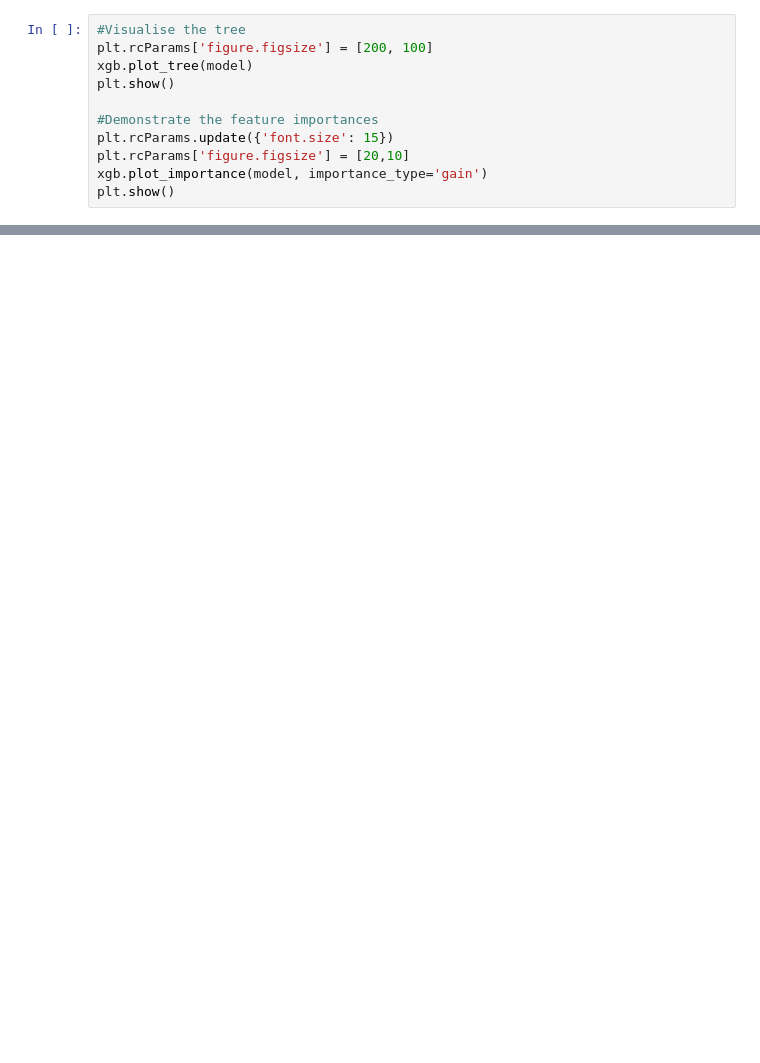
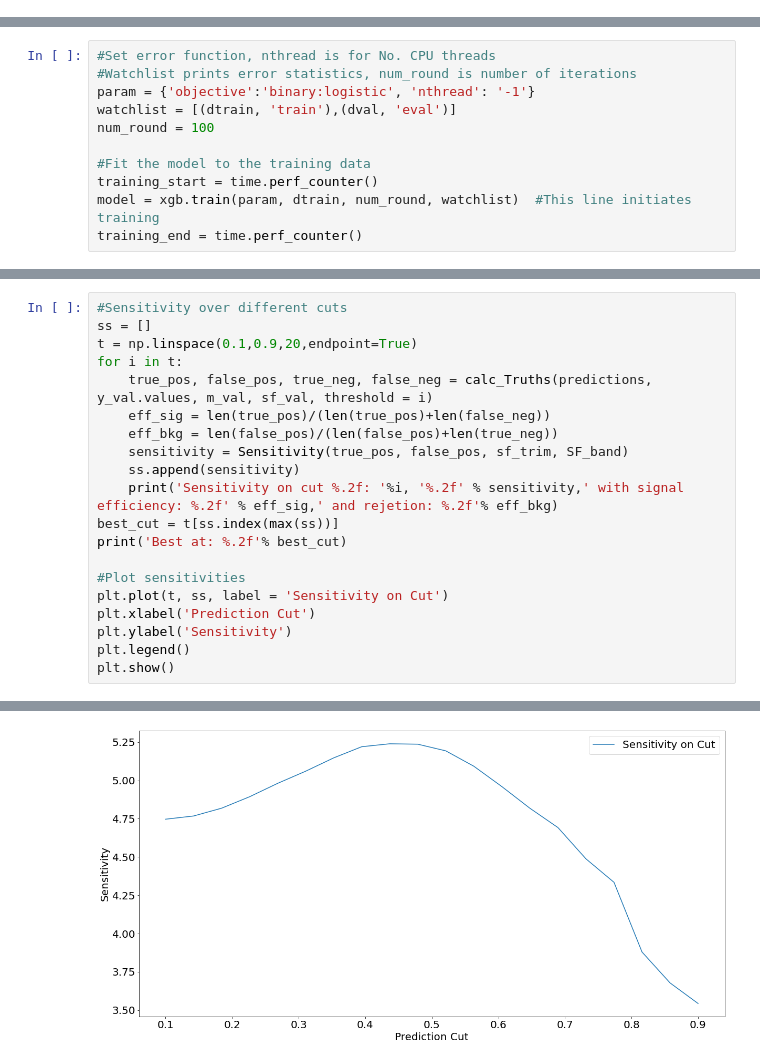
Before and after one commit to FindTheHiggs/Code, a Jupyter notebook: Code/FindTheHiggs.ipynb, the cells around one changed output, grey strips where cells are left out. Cells and saved outputs as stored; diff of their text form; blank space fills up the shorter version.

```diff
--- a/Code/FindTheHiggs.ipynb
+++ b/Code/FindTheHiggs.ipynb
@@ -151,11 +0,0 @@ We can see the best discriminants are...
-# %%
-#Visualise the tree
-plt.rcParams['figure.figsize'] = [200, 100]
-xgb.plot_tree(model)
-plt.show()
-
-#Demonstrate the feature importances
-plt.rcParams.update({'font.size': 15})
-plt.rcParams['figure.figsize'] = [20,10]
-xgb.plot_importance(model, importance_type='gain')
-plt.show()
@@ -350,0 +136,11 @@ print(len(bkgs))
+# %%
+#Set error function, nthread is for No. CPU threads
+#Watchlist prints error statistics, num_round is number of iterations
+param = {'objective':'binary:logistic', 'nthread': '-1'}
+watchlist = [(dtrain, 'train'),(dval, 'eval')]
+num_round = 100
+
+#Fit the model to the training data
+training_start = time.perf_counter()
+model = xgb.train(param, dtrain, num_round, watchlist)  #This line initiates training
+training_end = time.perf_counter()
@@ -350,0 +247,21 @@ print(len(bkgs))
+# %%
+#Sensitivity over different cuts
+ss = []
+t = np.linspace(0.1,0.9,20,endpoint=True)
+for i in t:
+    true_pos, false_pos, true_neg, false_neg = calc_Truths(predictions, y_val.values, m_val, sf_val, threshold = i)
+    eff_sig = len(true_pos)/(len(true_pos)+len(false_neg))
+    eff_bkg = len(false_pos)/(len(false_pos)+len(true_neg))
+    sensitivity = Sensitivity(true_pos, false_pos, sf_trim, SF_band)
+    ss.append(sensitivity)
+    print('Sensitivity on cut %.2f: '%i, '%.2f' % sensitivity,' with signal efficiency: %.2f' % eff_sig,' and rejetion: %.2f'% eff_bkg)
+best_cut = t[ss.index(max(ss))]
+print('Best at: %.2f'% best_cut)
+
+#Plot sensitivities
+plt.plot(t, ss, label = 'Sensitivity on Cut')
+plt.xlabel('Prediction Cut')
+plt.ylabel('Sensitivity')
+plt.legend()
+plt.show()
+# %% [output]
@@ -350,0 +285 @@ print(len(bkgs))
+[figure, added]
```
Also changed, not shown: parts of 38 cells of this notebook, 2 other files.
